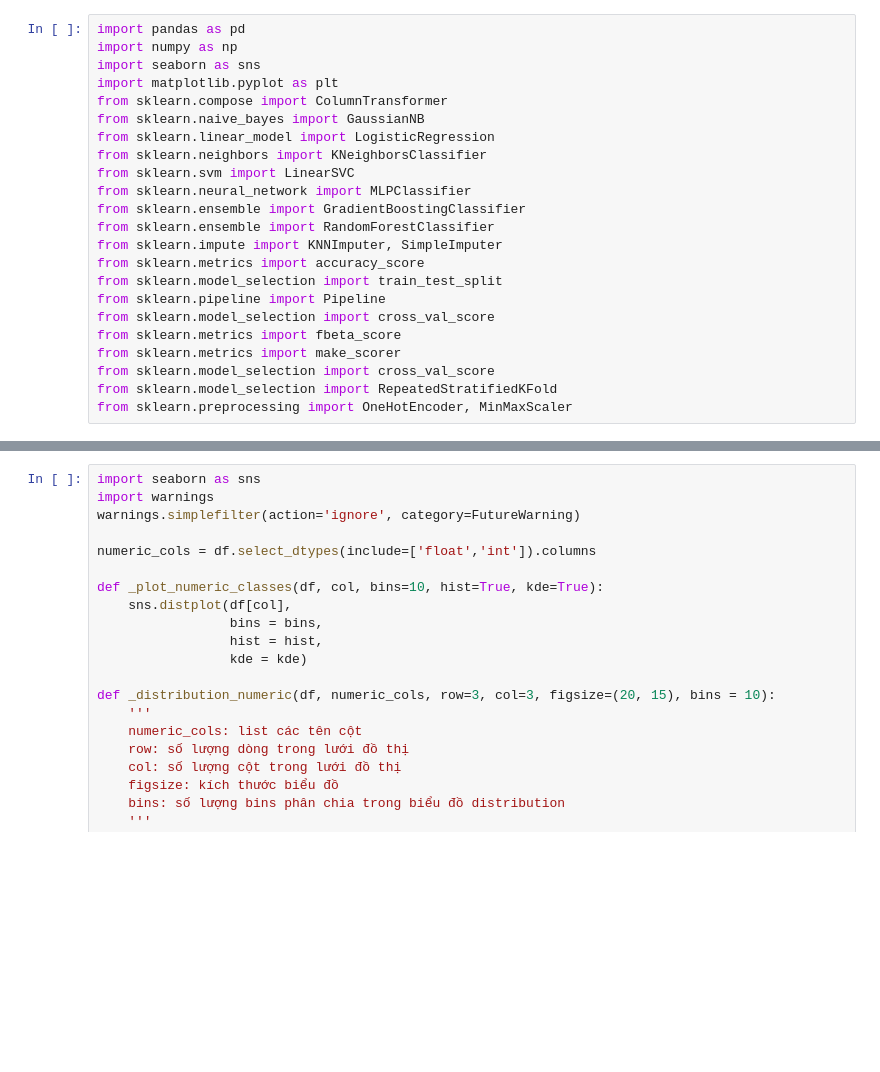
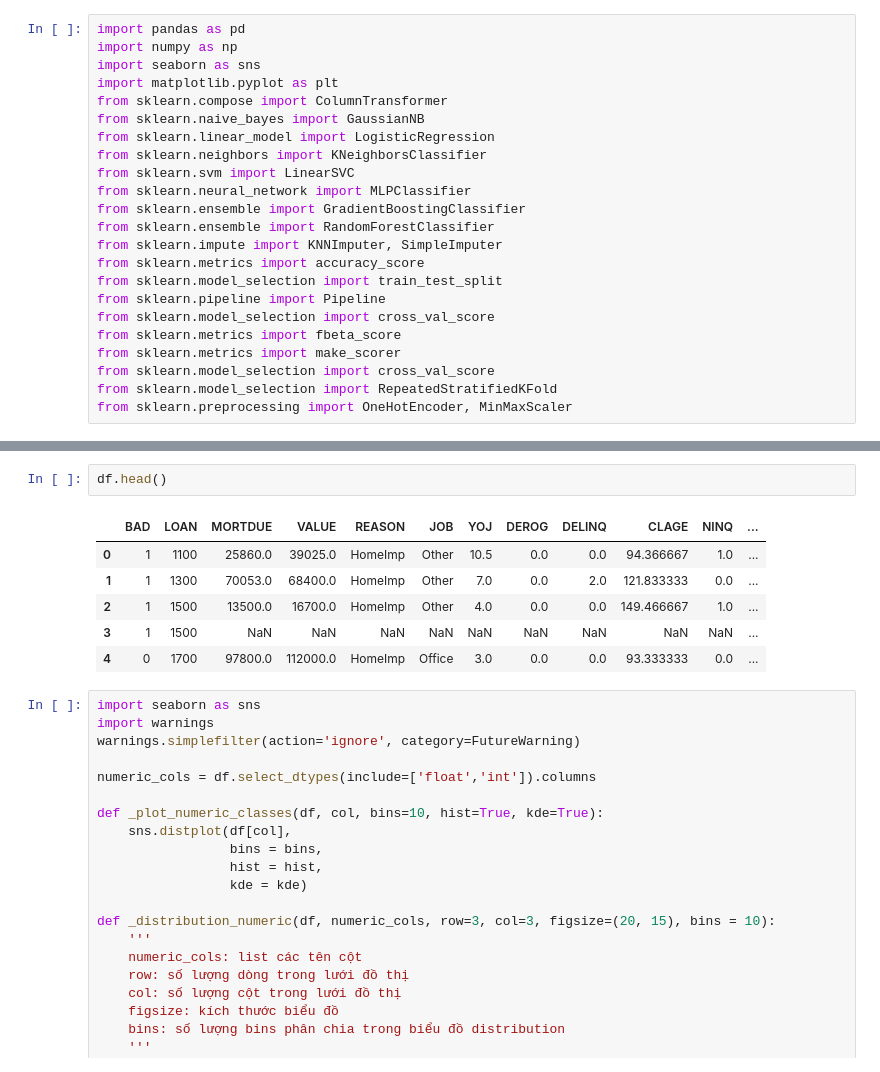
Before and after one commit to mquangdo/my-machine-learning, a Jupyter notebook: DataScienceWorld-Khan/Chap3/code.ipynb, the cells around one changed output, grey strips where cells are left out. Saved outputs shown, nothing was run; the diff lists cells and outputs as text; blank space fills up the shorter version.

```diff
--- a/DataScienceWorld-Khan/Chap3/code.ipynb
+++ b/DataScienceWorld-Khan/Chap3/code.ipynb
@@ -73,6 +83,15 @@ df.describe()
 | 50% | 0.000000 | 16300.000000 | 65019.000000 | 89235.500000 | 7.000000 | 0.000000 | 0.000000 | 173.466667 | 1.000000 | 20.000000 | 34.818262 |
 | 75% | 0.000000 | 23300.000000 | 91488.000000 | 119824.250000 | 13.000000 | 0.000000 | 0.000000 | 231.562278 | 2.000000 | 26.000000 | 39.003141 |
 | max | 1.000000 | 89900.000000 | 399550.000000 | 855909.000000 | 41.000000 | 10.000000 | 15.000000 | 1168.233561 | 17.000000 | 71.000000 | 203.312149 |
+# %%
+df.head()
+# %% [output]
+|  | BAD | LOAN | MORTDUE | VALUE | REASON | JOB | YOJ | DEROG | DELINQ | CLAGE | NINQ | ... |
+| 0 | 1 | 1100 | 25860.0 | 39025.0 | HomeImp | Other | 10.5 | 0.0 | 0.0 | 94.366667 | 1.0 | ... |
+| 1 | 1 | 1300 | 70053.0 | 68400.0 | HomeImp | Other | 7.0 | 0.0 | 2.0 | 121.833333 | 0.0 | ... |
+| 2 | 1 | 1500 | 13500.0 | 16700.0 | HomeImp | Other | 4.0 | 0.0 | 0.0 | 149.466667 | 1.0 | ... |
+| 3 | 1 | 1500 | NaN | NaN | NaN | NaN | NaN | NaN | NaN | NaN | NaN | ... |
+| 4 | 0 | 1700 | 97800.0 | 112000.0 | HomeImp | Office | 3.0 | 0.0 | 0.0 | 93.333333 | 0.0 | ... |
 # %%
 import seaborn as sns
 import warnings
```
Also changed, not shown: parts of 7 cells of this notebook, 5 other files.
